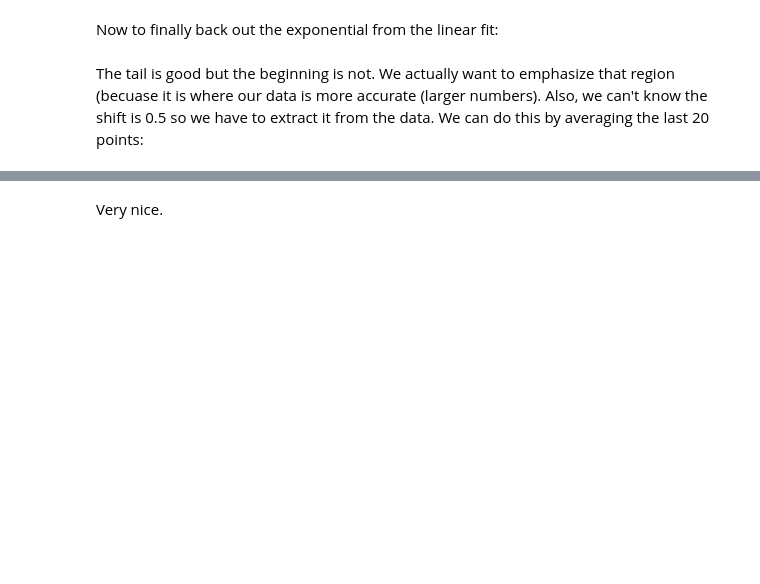
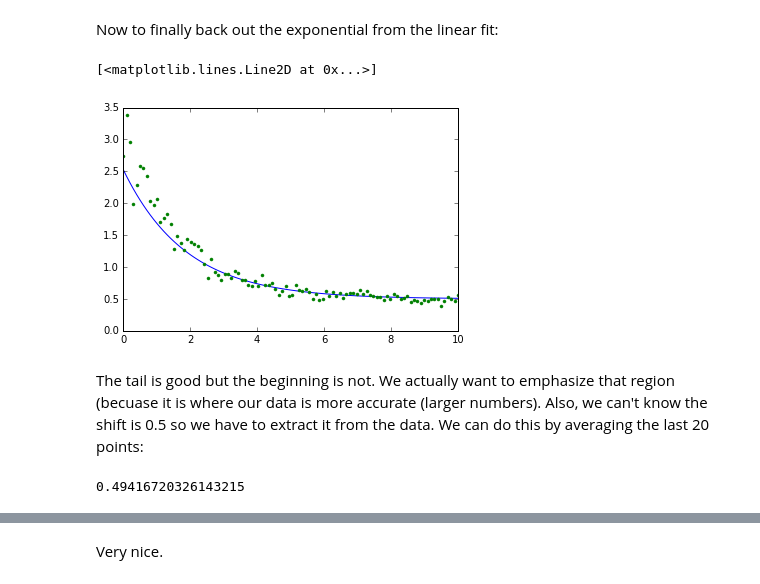
Before and after one commit to Physics325/CurveFit, a Jupyter notebook: CurveFit.ipynb, the cells around one changed output, grey strips where cells are left out. Cells and saved outputs as stored; diff of their text form; code cells hidden in the pictures; blank space fills up the shorter version.

```diff
--- a/CurveFit.ipynb
+++ b/CurveFit.ipynb
@@ -51,0 +61,3 @@ plt.plot(x,a*x + b - db,"b")
+# %%
+x = np.linspace(0,10,20)
+y = 0.01 * x + 5*np.random.random(len(x))
@@ -120,12 +169,17 @@ Now to finally back out the exponential from the linear fit:
 # %%
 ylogfit = np.exp(flog(x))
 plt.plot(x,ylogfit + 0.5)
-plt.plot(x,ydata)
+plt.plot(x,ydata,'.')
+# %% [output]
+[<matplotlib.lines.Line2D at 0x...>]
+[figure, added]
 # %% [markdown]
 The tail is good but the beginning is not. We actually want to emphasize that region (becuase it is where our data is more accurate (larger numbers). Also, we can't know the shift is 0.5 so we have to extract it from the data. We can do this by averaging the last 20 points:
 # %%
 yshift = np.average(ydata[-20:])
 yshift
+# %% [output]
+0.49416720326143215
 # %%
 # Also, run the fit on the early part of the data to emphasize those points.
 ylog = (np.log(ydata[:25] - yshift))
```
Also changed, not shown: parts of 20 cells of this notebook.
